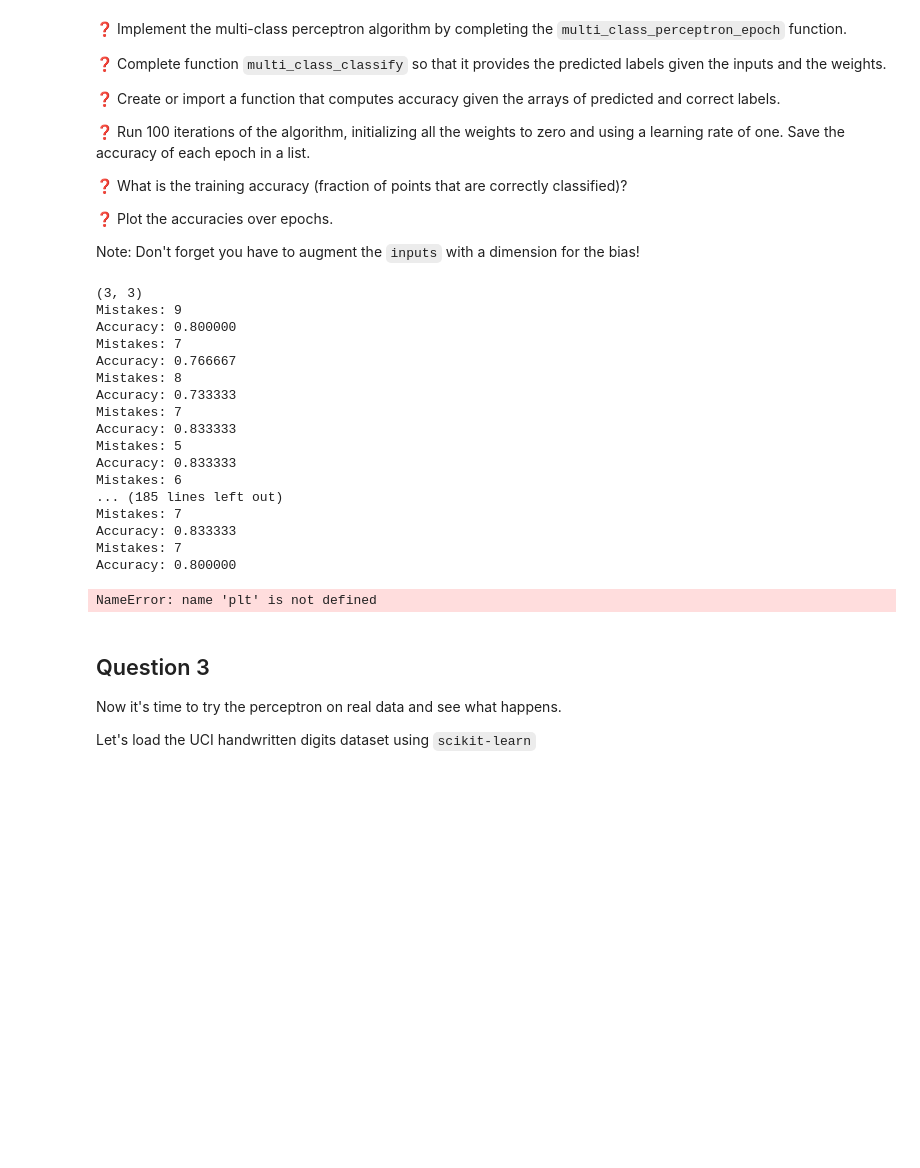
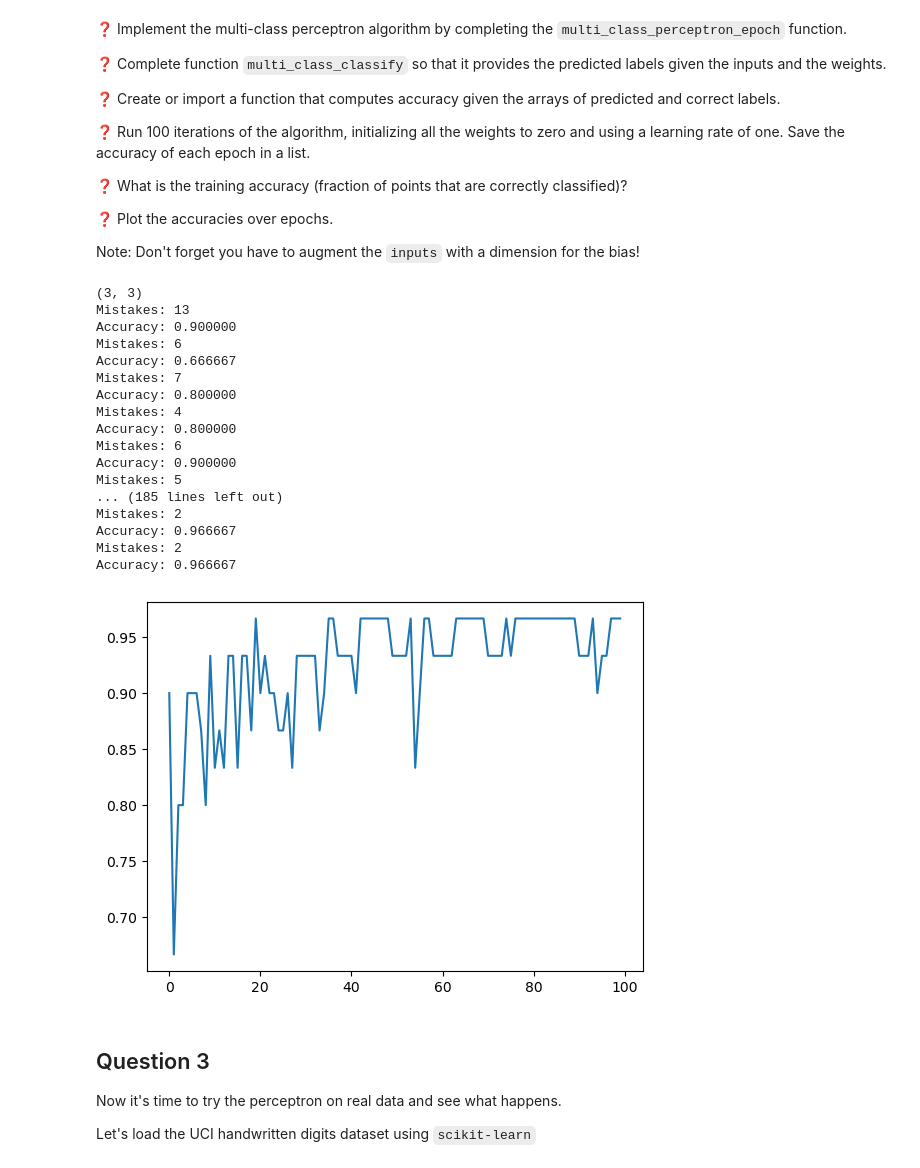
Before and after one commit to bodybuilders-team/ist-meic-ap-g14, a Jupyter notebook: labs/practical_02.ipynb, the cells around one changed output. Drawn from its saved outputs; the diff is of its cells as text; code cells hidden in the pictures; blank space fills up the shorter version.

Commit message:
Lab 2 multi-class perceptron with 96% accuracy.

```diff
--- a/labs/practical_02.ipynb
+++ b/labs/practical_02.ipynb
@@ -104,7 +129,7 @@ $\mu_0 = [0, 0]^\top$, $\mu_1 = [0, 3]^\top$, and $\mu_2 = [2, 2]^\top$.
 
 ❓ Plot the data
 # %%
-np.random.seed(42)
+#np.random.seed(42)
 
 inputs0 = np.array([0, 0]) + np.random.randn(10, 2)
 inputs1 = np.array([0, 3]) + np.random.randn(10, 2)
@@ -112,10 +137,16 @@ inputs2 = np.array([2, 2]) + np.random.randn(10, 2)
 
 inputs = np.concatenate([inputs0, inputs1, inputs2], axis=0)
 
+num_examples, num_features = np.shape(inputs)
+num_classes = 3
+
 # Augment points with a dimension for the bias.
 inputs = np.concatenate([np.ones((30, 1)), inputs], axis=1)
+#print(inputs)
 
 labels = np.array([0] * 10 + [1] * 10 + [2] * 10)
+print(np.shape(inputs))
+print(np.shape(labels))
 
 # Shuffling observations
 ind = np.random.permutation(30)
@@ -163,42 +212,40 @@ def multi_class_classify(inputs, W):
 def accuracy(y_pred, y_true):
     return np.mean(y_pred == y_true)
 # %%
-# TODO: Run algorithm, compute final accuracies, plot accuracies over epochs
-
-W = np.zeros((3, 3))
+W = np.zeros((num_classes, num_features + 1))
 eta = 1
 accuracies = []
 
 print(W.shape)
 
-for i in range(100): # 100 epochs
-    W = multi_class_perceptron_epoch(inputs, labels, W, eta)
-    y_pred = multi_class_classify(inputs, W)
+for i in range(100):  # 100 epochs
+    W = multi_class_perceptron_epoch(inputs, labels, W, eta) # train
+    y_pred = multi_class_classify(inputs, W) # predict
     acc = accuracy(y_pred, labels)
     accuracies.append(acc)
     print("Accuracy: %f" % acc)
 
 plt.plot(accuracies)
 plt.show()
 # %% [output]
 (3, 3)
-Mistakes: 9
-Accuracy: 0.800000
-Mistakes: 7
-Accuracy: 0.766667
-Mistakes: 8
-Accuracy: 0.733333
-Mistakes: 7
-Accuracy: 0.833333
-Mistakes: 5
-Accuracy: 0.833333
+Mistakes: 13
+Accuracy: 0.900000
 Mistakes: 6
-... (185 lines left out)
-Mistakes: 7
-Accuracy: 0.833333
+Accuracy: 0.666667
 Mistakes: 7
 Accuracy: 0.800000
+Mistakes: 4
+Accuracy: 0.800000
+Mistakes: 6
+Accuracy: 0.900000
+Mistakes: 5
+... (185 lines left out)
+Mistakes: 2
+Accuracy: 0.966667
+Mistakes: 2
+Accuracy: 0.966667
-NameError: name 'plt' is not defined
+[figure, added]
 # %% [markdown]
 ## Question 3
 
```
Also changed, not shown: parts of 9 cells of this notebook.
